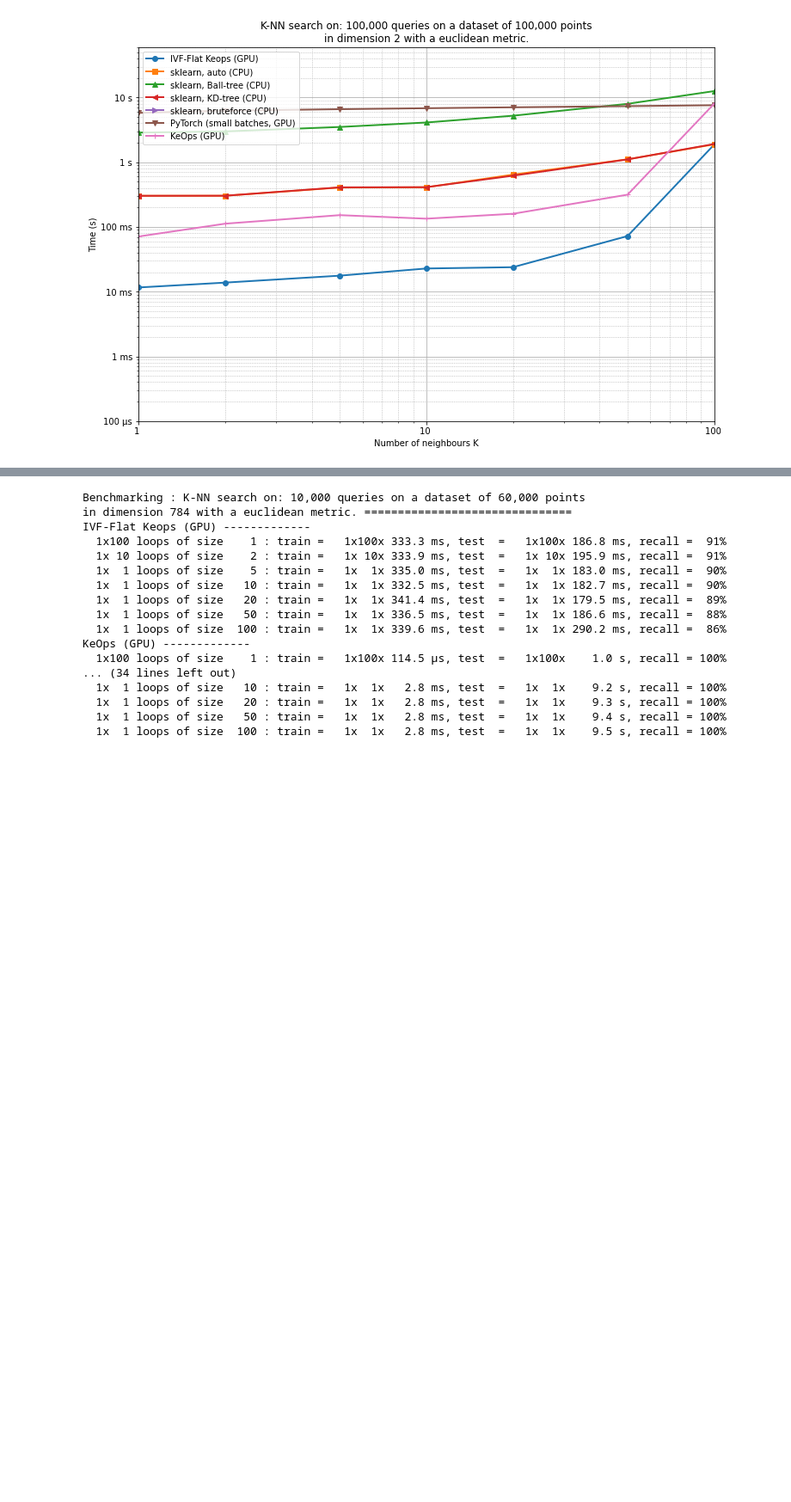
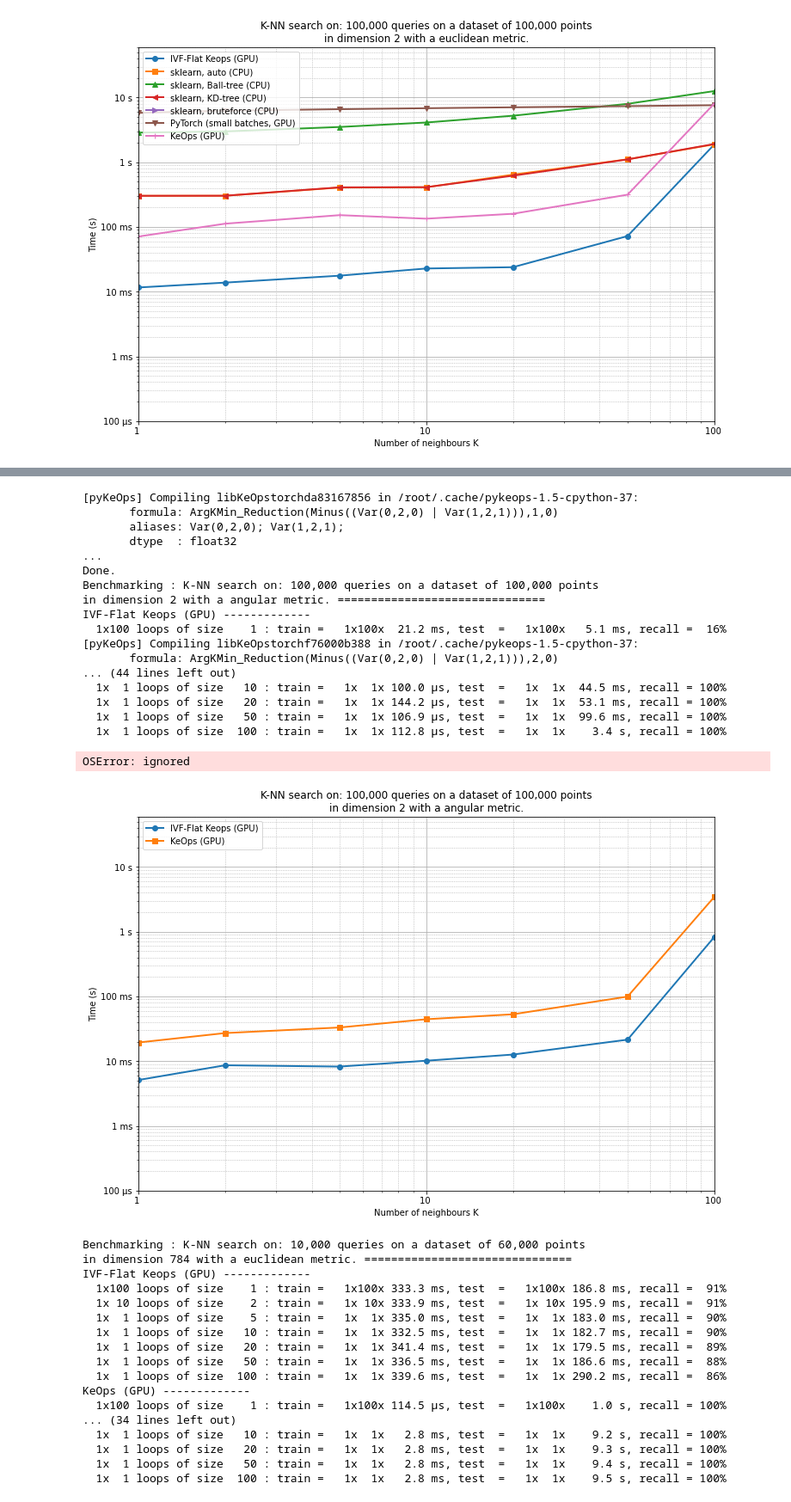
Before and after one commit to huddyyeo/keops_project, a Jupyter notebook: KNN/benchmarking/plot_benchmark_KNN.ipynb, the cells around one changed output, grey strips where cells are left out. Shown at 86% size. Cells and saved outputs as stored; diff of their text form; code cells hidden in the pictures; blank space fills up the shorter version.

```diff
--- a/KNN/benchmarking/plot_benchmark_KNN.ipynb
+++ b/KNN/benchmarking/plot_benchmark_KNN.ipynb
@@ -614,3 +636,25 @@ OSError: ignored
+# %%
+run_KNN_benchmark(metric='angular',ntrain=10**5,ntest=10**5,d=2)
+# %% [output]
+[pyKeOps] Compiling libKeOpstorchda83167856 in /root/.cache/pykeops-1.5-cpython-37:
+       formula: ArgKMin_Reduction(Minus((Var(0,2,0) | Var(1,2,1))),1,0)
+       aliases: Var(0,2,0); Var(1,2,1);
+       dtype  : float32
+...
+Done.
+Benchmarking : K-NN search on: 100,000 queries on a dataset of 100,000 points
+in dimension 2 with a angular metric. ===============================
+IVF-Flat Keops (GPU) -------------
+  1x100 loops of size    1 : train =   1x100x  21.2 ms, test  =   1x100x   5.1 ms, recall =  16%
+[pyKeOps] Compiling libKeOpstorchf76000b388 in /root/.cache/pykeops-1.5-cpython-37:
+       formula: ArgKMin_Reduction(Minus((Var(0,2,0) | Var(1,2,1))),2,0)
+... (44 lines left out)
+  1x  1 loops of size   10 : train =   1x  1x 100.0 µs, test  =   1x  1x  44.5 ms, recall = 100%
+  1x  1 loops of size   20 : train =   1x  1x 144.2 µs, test  =   1x  1x  53.1 ms, recall = 100%
+  1x  1 loops of size   50 : train =   1x  1x 106.9 µs, test  =   1x  1x  99.6 ms, recall = 100%
+  1x  1 loops of size  100 : train =   1x  1x 112.8 µs, test  =   1x  1x    3.4 s, recall = 100%
+OSError: ignored
+[figure, added]
 # %%
 run_KNN_benchmark('MNIST a',frequency=False)
 '''
```
Also changed, not shown: parts of 3 cells of this notebook.
